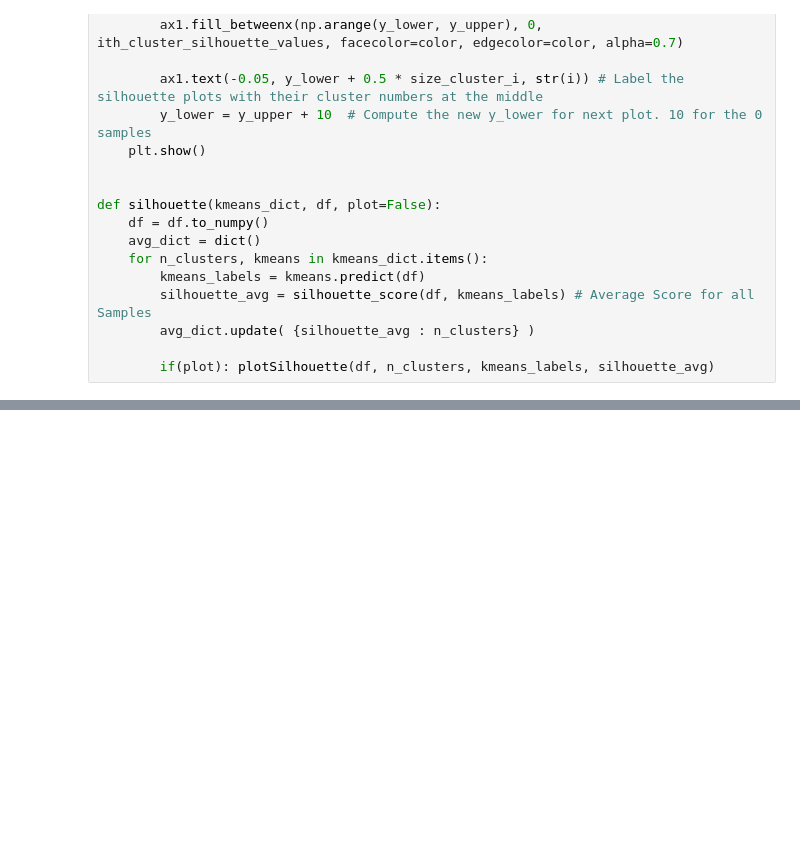
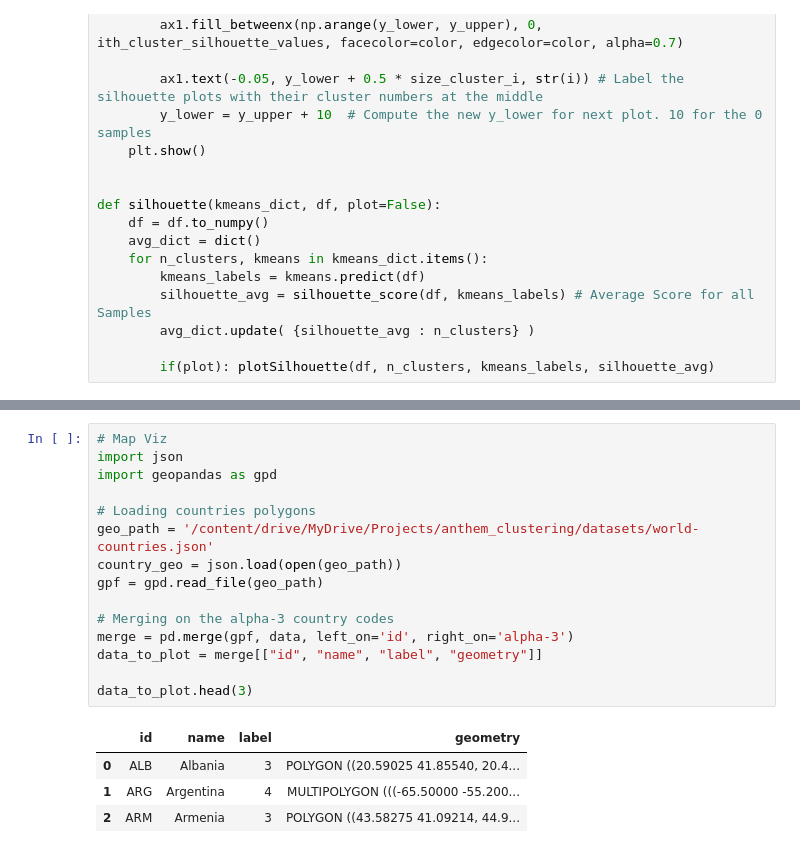
Before and after one commit to chauhannaman98/anthem_clustering, a Jupyter notebook: anthem_clustering.ipynb, the cells around one changed output, grey strips where cells are left out. Drawn from its saved outputs; the diff is of its cells as text; blank space fills up the shorter version.

```diff
--- a/anthem_clustering.ipynb
+++ b/anthem_clustering.ipynb
@@ -267,0 +361,20 @@ TypeError: ignored
+# %%
+# Map Viz
+import json
+import geopandas as gpd
+
+# Loading countries polygons
+geo_path = '/content/drive/MyDrive/Projects/anthem_clustering/datasets/world-countries.json'
+country_geo = json.load(open(geo_path))
+gpf = gpd.read_file(geo_path)
+
+# Merging on the alpha-3 country codes
+merge = pd.merge(gpf, data, left_on='id', right_on='alpha-3')
+data_to_plot = merge[["id", "name", "label", "geometry"]]
+
+data_to_plot.head(3)
+# %% [output]
+|  | id | name | label | geometry |
+| 0 | ALB | Albania | 3 | POLYGON ((20.59025 41.85540, 20.4... |
+| 1 | ARG | Argentina | 4 | MULTIPOLYGON (((-65.50000 -55.200... |
+| 2 | ARM | Armenia | 3 | POLYGON ((43.58275 41.09214, 44.9... |
```
Also changed, not shown: parts of 17 cells of this notebook.
